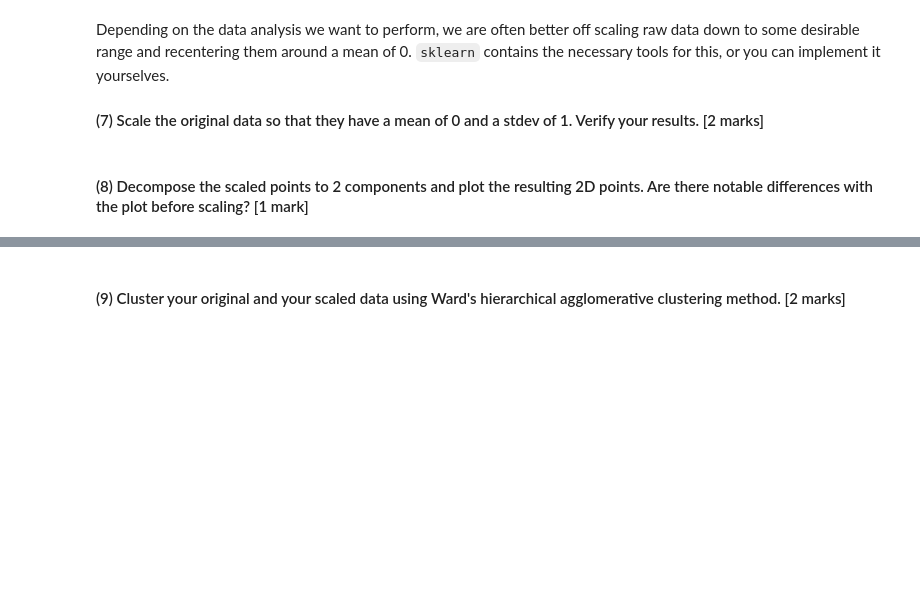
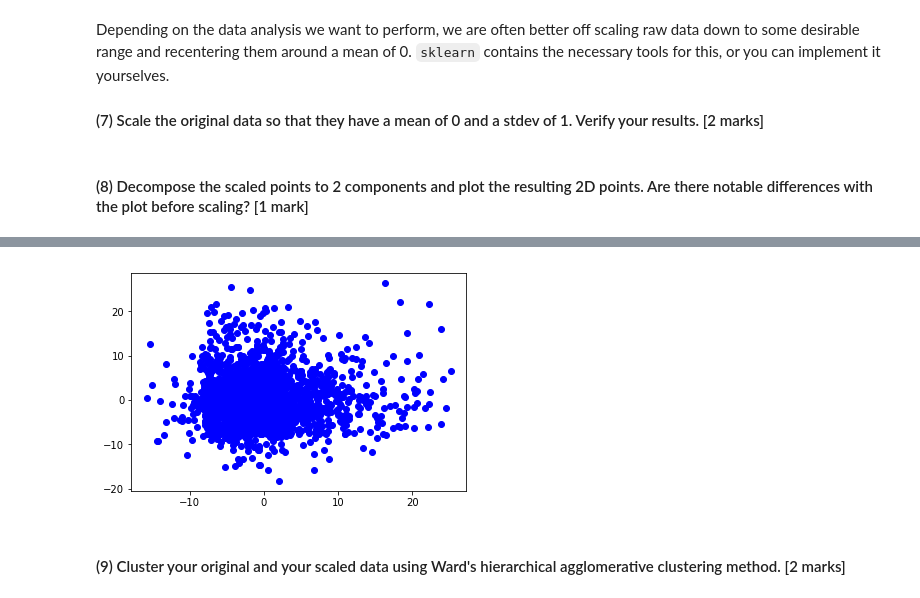
Before and after one commit to spyratos/crancollectionclustering, a Jupyter notebook: Data Programming - Assignment 2.ipynb, the cells around one changed output, grey strips where cells are left out. Drawn from its saved outputs; the diff is of its cells as text; code cells hidden in the pictures; blank space fills up the shorter version.

```diff
--- a/Data Programming - Assignment 2.ipynb
+++ b/Data Programming - Assignment 2.ipynb
@@ -82,2 +101,7 @@ scaled_data2d = None
+# %%
+plt.scatter(scaled_data2d.reshape(2,2000)[0],scaled_data2d.reshape(2,2000)[1],color="b")
+plt.show()
+# %% [output]
+[figure, added]
 # %% [markdown]
 #### (9) Cluster your original and your scaled data using Ward's hierarchical agglomerative clustering method. [2 marks]
```
Also changed, not shown: parts of 13 cells of this notebook.
